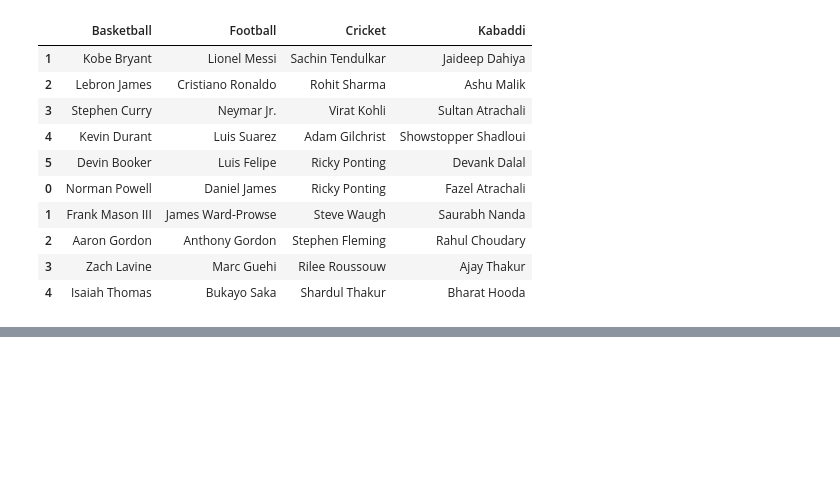
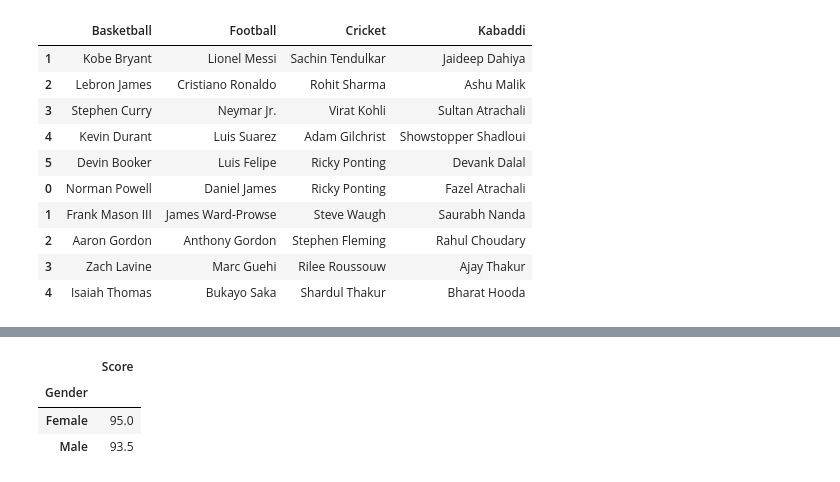
Before and after one commit to 064-breaks-stuff/Learning-Data-Analysis, a Jupyter notebook: python.ipynb, the cells around one changed output, grey strips where cells are left out. Drawn from its saved outputs; the diff is of its cells as text; code cells hidden in the pictures; blank space fills up the shorter version.

```diff
--- a/python.ipynb
+++ b/python.ipynb
@@ -320,0 +331,7 @@ pd.concat([df1,df2],axis=1)
+# %%
+df3.groupby(df3['Gender']).mean()
+# %% [output]
+|  | Score |
+| Gender |  |
+| Female | 95.0 |
+| Male | 93.5 |
```
Also changed, not shown: parts of 1 cell of this notebook.
